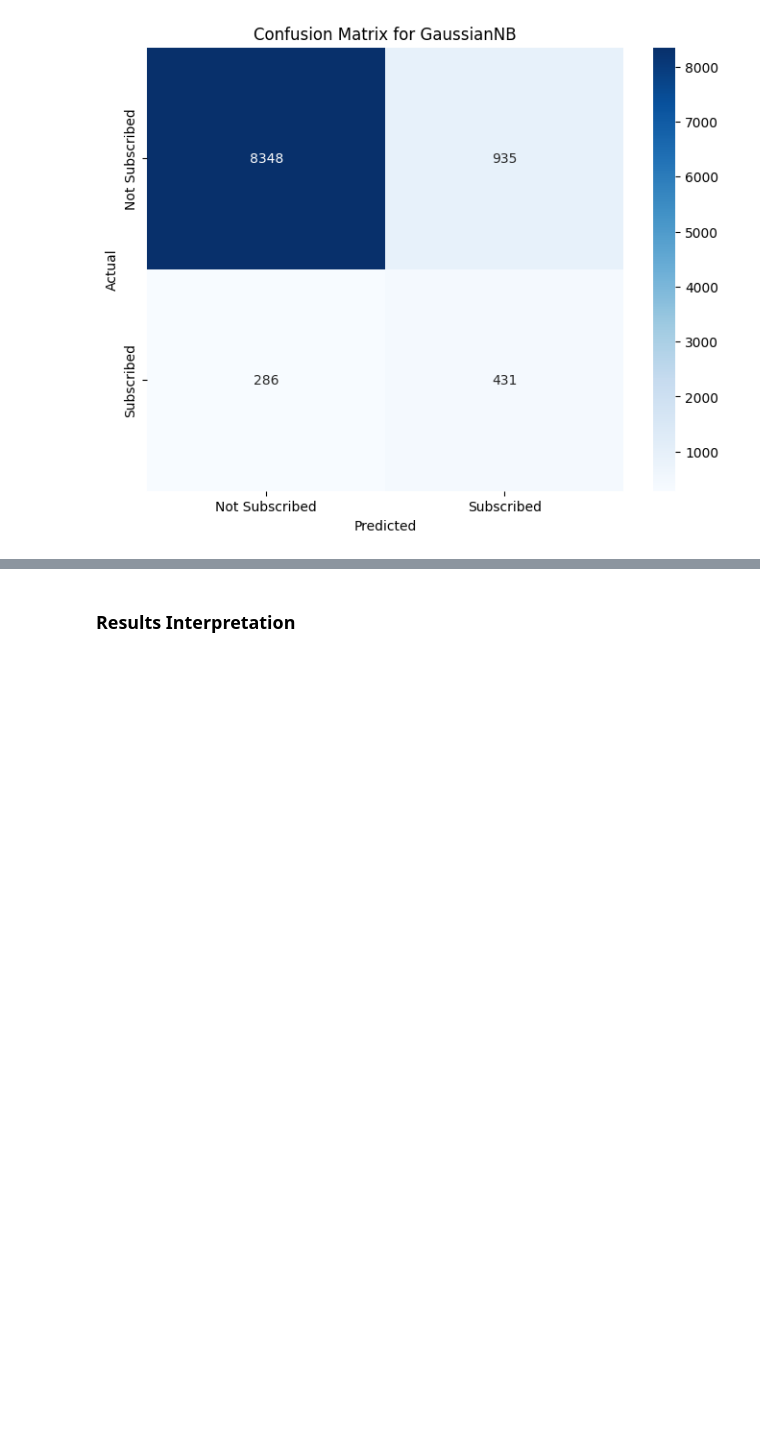
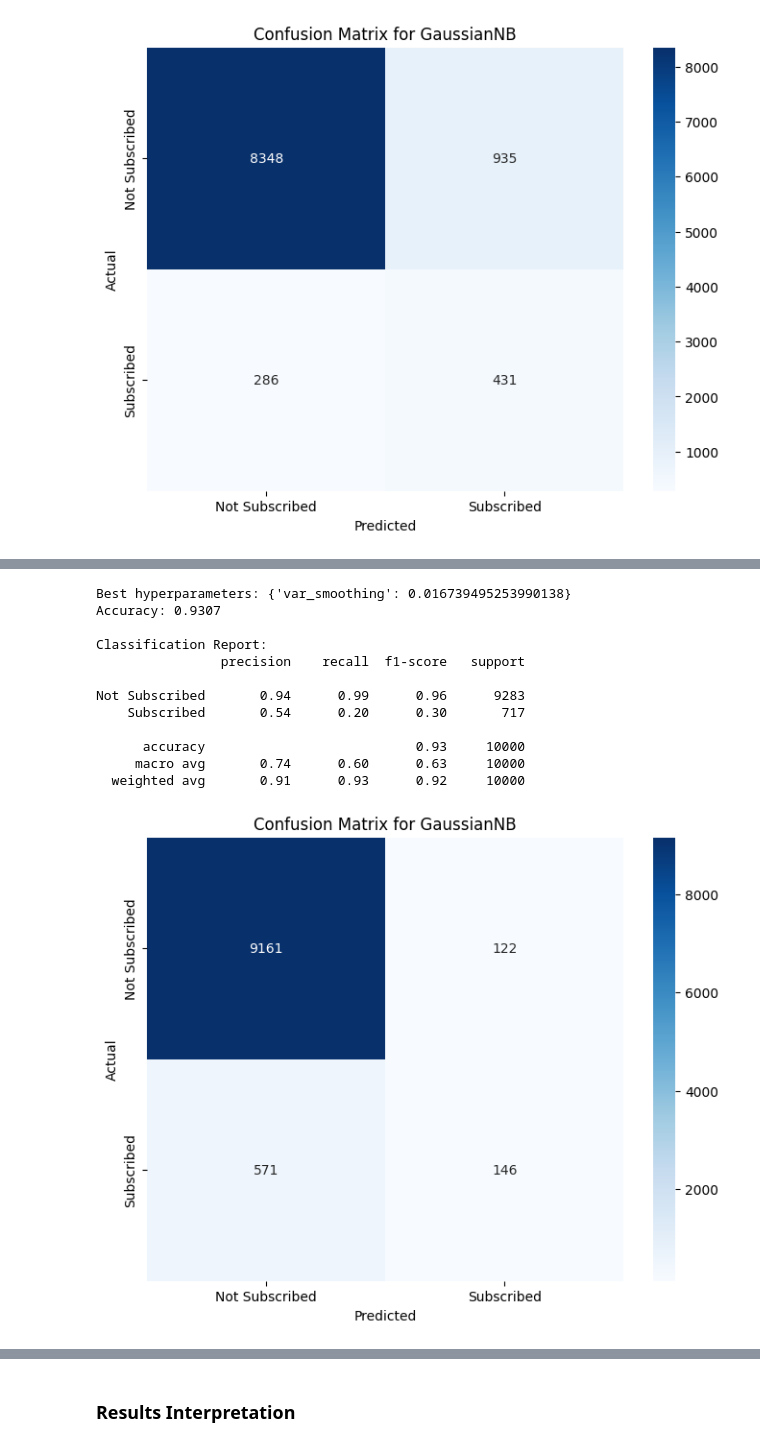
Before and after one commit to Areeb297/Term-Deposit-Marketing, a Jupyter notebook: Term_Deposit_Marketing.ipynb, the cells around one changed output, grey strips where cells are left out. Cells and saved outputs as stored; diff of their text form; code cells hidden in the pictures; blank space fills up the shorter version.

```diff
--- a/Term_Deposit_Marketing.ipynb
+++ b/Term_Deposit_Marketing.ipynb
@@ -1682,0 +2072,65 @@ Not Subscribed       0.97      0.90      0.93      9283
+# %%
+# Let us see without using the oversampled dataset
+
+
+# Initialize a Trials object to store details of each trial performed by HyperOpt
+trials = Trials()
+
+# Use the fmin() function from HyperOpt to find the optimal hyperparameter value.
+# - fn: The objective function we want to minimize (in this case, it is the negative precision score).
+# - space: The hyperparameter search space for 'var_smoothing'.
+# - algo: The optimization algorithm. We are using 'tpe.suggest', which stands for Tree of Parzen Estimators, a common algorithm for HyperOpt.
+# - max_evals: The number of iterations (trials) HyperOpt will run to find the best parameter value.
+# - trials: The Trials object that stores the results of each trial.
+best = fmin(fn=objective,
+            space=space,
+            algo=tpe.suggest,  # Optimization algorithm
+            max_evals=100,  # Run 100 trials to find the best 'var_smoothing'
+            trials=trials)
+
+# Print the best hyperparameters found after 100 trials
+print(f"Best hyperparameters: {best}")
+
+
+# Step 6: Retrieve the best value for 'var_smoothing' that was found by HyperOpt
+best_var_smoothing = best['var_smoothing']
+
+# Step 7: Initialize a new GaussianNB model using the best 'var_smoothing' value
+best_gaussian_nb = GaussianNB(var_smoothing=best_var_smoothing)
+
+# Step 8: Train the model with the training data using the optimized 'var_smoothing' parameter
+best_gaussian_nb.fit(X_train, y_train)
+# Step 9: Make predictions on the test data
+y_pred_best = best_gaussian_nb.predict(X_test)
+
+
+# Step 4: Calculate accuracy
+accuracy = accuracy_score(y_test, y_pred_best)
+print(f"Accuracy: {accuracy:.4f}")
+
+# Step 5: Print the classification report
+print("\nClassification Report:")
+print(classification_report(y_test, y_pred_best, target_names=['Not Subscribed', 'Subscribed']))
+
+# Step 6: Generate and display the confusion matrix
+conf_matrix = confusion_matrix(y_test, y_pred_best)
+plt.figure(figsize=(8,6))
+sns.heatmap(conf_matrix, annot=True, fmt='d', cmap='Blues', xticklabels=['Not Subscribed', 'Subscribed'], yticklabels=['Not Subscribed', 'Subscribed'])
+plt.title("Confusion Matrix for GaussianNB")
+plt.xlabel('Predicted')
+plt.ylabel('Actual')
+plt.show()
+# %% [output]
+Best hyperparameters: {'var_smoothing': 0.016739495253990138}
+Accuracy: 0.9307
+
+Classification Report:
+                precision    recall  f1-score   support
+
+Not Subscribed       0.94      0.99      0.96      9283
+    Subscribed       0.54      0.20      0.30       717
+
+      accuracy                           0.93     10000
+     macro avg       0.74      0.60      0.63     10000
+  weighted avg       0.91      0.93      0.92     10000
+[figure, added]
```
Also changed, not shown: parts of 71 cells of this notebook.
